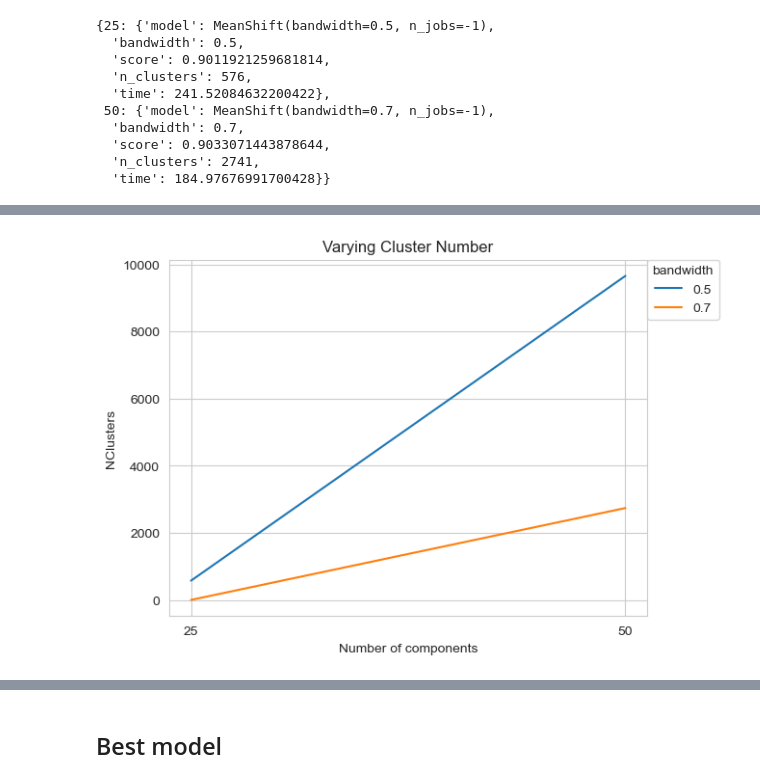
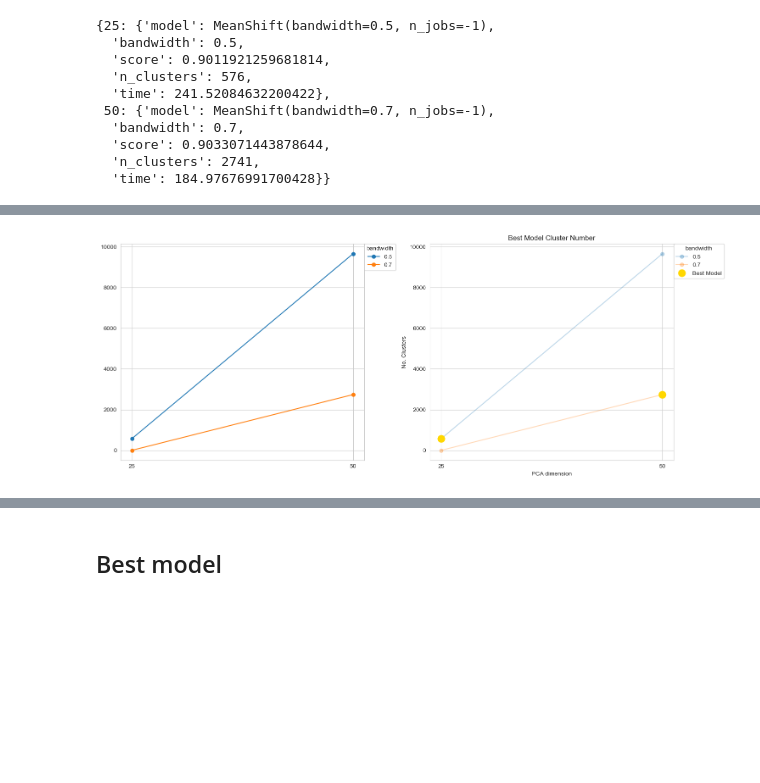
Before and after one commit to RuieX/clustering, a Jupyter notebook: src/notebooks/mean_shift.ipynb, the cells around one changed output, grey strips where cells are left out. Saved outputs shown, nothing was run; the diff lists cells and outputs as text; code cells hidden in the pictures; blank space fills up the shorter version.

```diff
--- a/src/notebooks/mean_shift.ipynb
+++ b/src/notebooks/mean_shift.ipynb
@@ -92,5 +92,5 @@ mean_shift_evaluation.plot_score(save=True, file_name="meanshift_score")
 # %%
-mean_shift_evaluation.plot_n_clusters(save=True, file_name="meanshift_clusters")
+mean_shift_evaluation.plot_n_clusters_with_highlight(save=True)
 # %% [output]
-[figure, old version]
+[figure, new version]
 # %%
```
Also changed, not shown: parts of 2 cells of this notebook, 1 other file.
